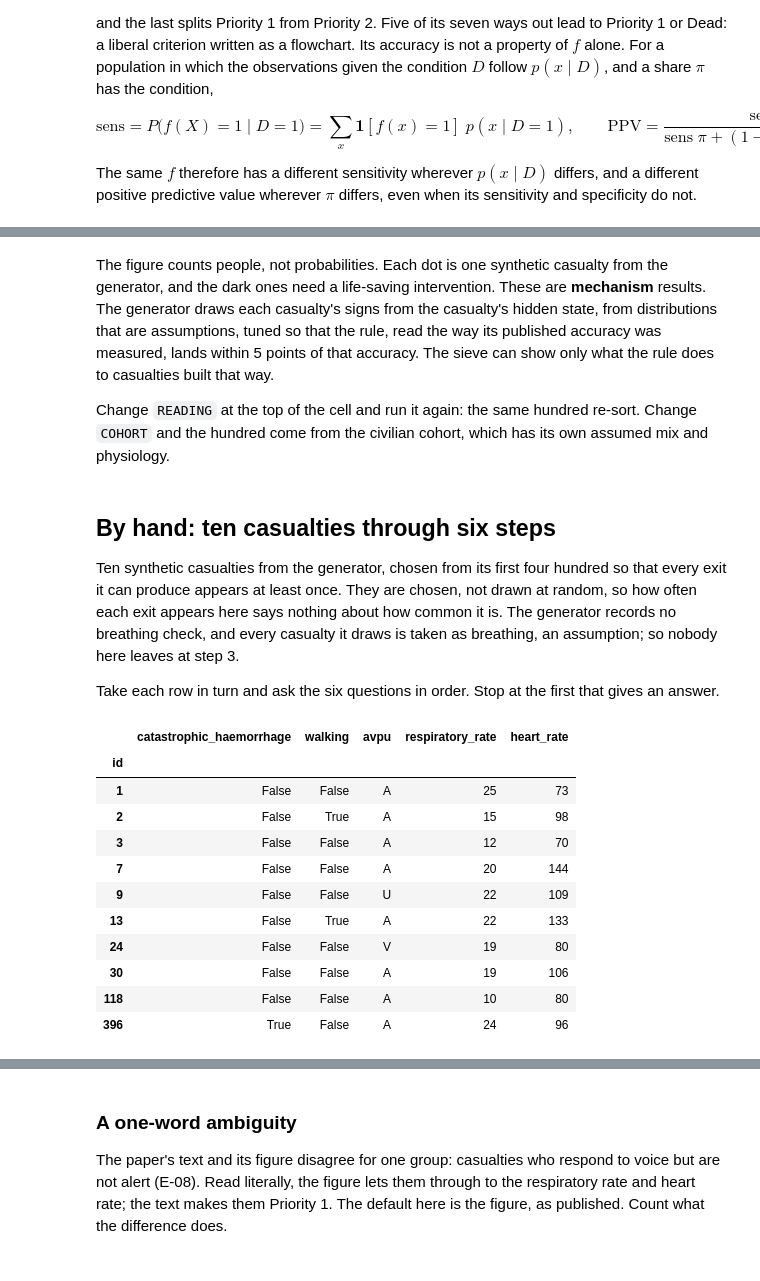
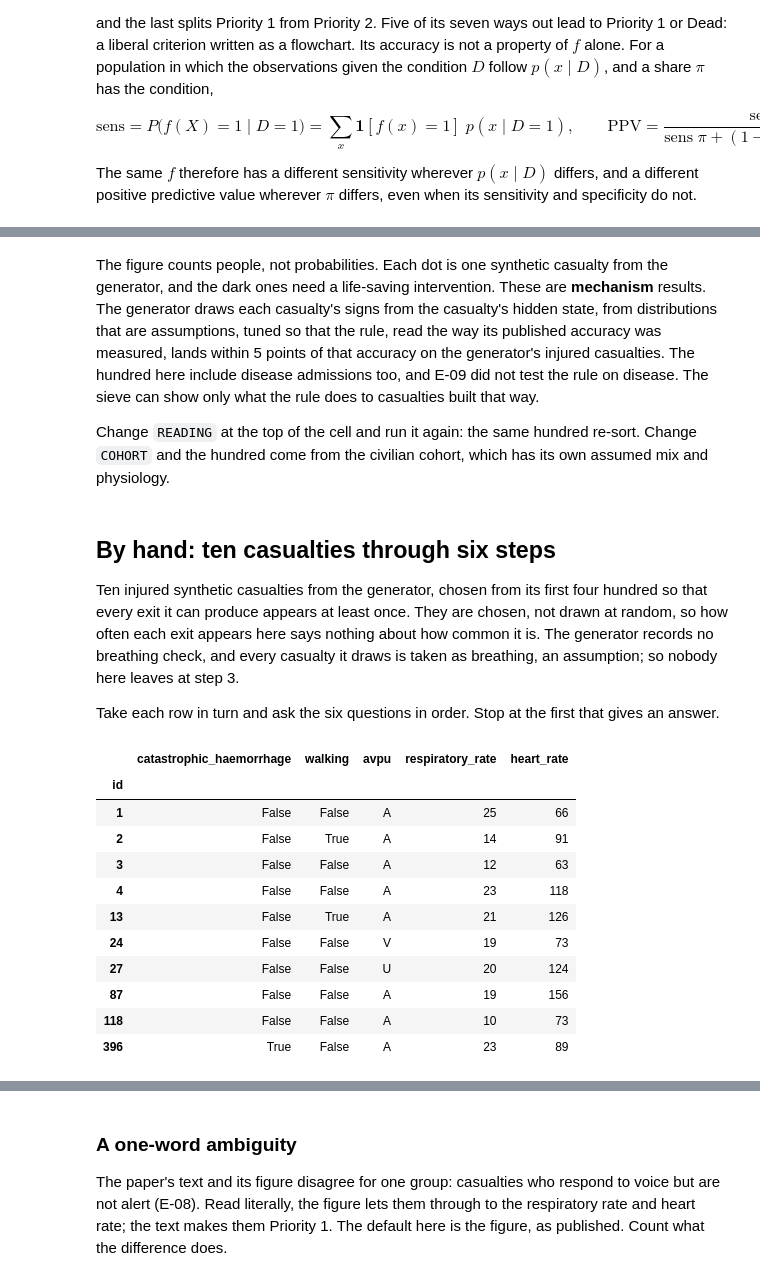
Before and after one commit to RossTylr/inference-labs, a Jupyter notebook: notebooks/01_rules.ipynb, the cells around one changed output, grey strips where cells are left out. Saved outputs shown, nothing was run; the diff lists cells and outputs as text; code cells hidden in the pictures.

```diff
--- a/notebooks/01_rules.ipynb
+++ b/notebooks/01_rules.ipynb
@@ -109,31 +109,31 @@ plt.show()
 # %% [markdown]
-The figure counts people, not probabilities. Each dot is one synthetic casualty from the generator, and the dark ones need a life-saving intervention. These are **mechanism** results. The generator draws each casualty's signs from the casualty's hidden state, from distributions that are assumptions, tuned so that the rule, read the way its published accuracy was measured, lands within 5 points of that accuracy. The sieve can show only what the rule does to casualties built that way.
+The figure counts people, not probabilities. Each dot is one synthetic casualty from the generator, and the dark ones need a life-saving intervention. These are **mechanism** results. The generator draws each casualty's signs from the casualty's hidden state, from distributions that are assumptions, tuned so that the rule, read the way its published accuracy was measured, lands within 5 points of that accuracy on the generator's injured casualties. The hundred here include disease admissions too, and E-09 did not test the rule on disease. The sieve can show only what the rule does to casualties built that way.
 
 Change `READING` at the top of the cell and run it again: the same hundred re-sort. Change `COHORT` and the hundred come from the civilian cohort, which has its own assumed mix and physiology.
 # %% [markdown]
 ## By hand: ten casualties through six steps
 
-Ten synthetic casualties from the generator, chosen from its first four hundred so that every exit it can produce appears at least once. They are chosen, not drawn at random, so how often each exit appears here says nothing about how common it is. The generator records no breathing check, and every casualty it draws is taken as breathing, an assumption; so nobody here leaves at step 3.
+Ten injured synthetic casualties from the generator, chosen from its first four hundred so that every exit it can produce appears at least once. They are chosen, not drawn at random, so how often each exit appears here says nothing about how common it is. The generator records no breathing check, and every casualty it draws is taken as breathing, an assumption; so nobody here leaves at step 3.
 
 Take each row in turn and ask the six questions in order. Stop at the first that gives an answer.
 # %%
-TEN = [1, 2, 3, 7, 9, 13, 24, 30, 118, 396]
+TEN = [1, 2, 3, 4, 13, 24, 27, 87, 118, 396]
 columns = ["catastrophic_haemorrhage", "walking", "avpu", "respiratory_rate", "heart_rate"]
 ten = observed.loc[observed["id"].isin(TEN), ["id"] + columns].set_index("id")
 ten
 # %% [output]
 |  | catastrophic_haemorrhage | walking | avpu | respiratory_rate | heart_rate |
 | id |  |  |  |  |  |
-| 1 | False | False | A | 25 | 73 |
-| 2 | False | True | A | 15 | 98 |
-| 3 | False | False | A | 12 | 70 |
-| 7 | False | False | A | 20 | 144 |
-| 9 | False | False | U | 22 | 109 |
-| 13 | False | True | A | 22 | 133 |
-| 24 | False | False | V | 19 | 80 |
-| 30 | False | False | A | 19 | 106 |
-| 118 | False | False | A | 10 | 80 |
-| 396 | True | False | A | 24 | 96 |
+| 1 | False | False | A | 25 | 66 |
+| 2 | False | True | A | 14 | 91 |
+| 3 | False | False | A | 12 | 63 |
+| 4 | False | False | A | 23 | 118 |
+| 13 | False | True | A | 21 | 126 |
+| 24 | False | False | V | 19 | 73 |
+| 27 | False | False | U | 20 | 124 |
+| 87 | False | False | A | 19 | 156 |
+| 118 | False | False | A | 10 | 73 |
+| 396 | True | False | A | 23 | 89 |
 # %% [markdown]
 Four of them on paper:
 
```
Also changed, not shown: parts of 21 cells of this notebook, 5 other files.
